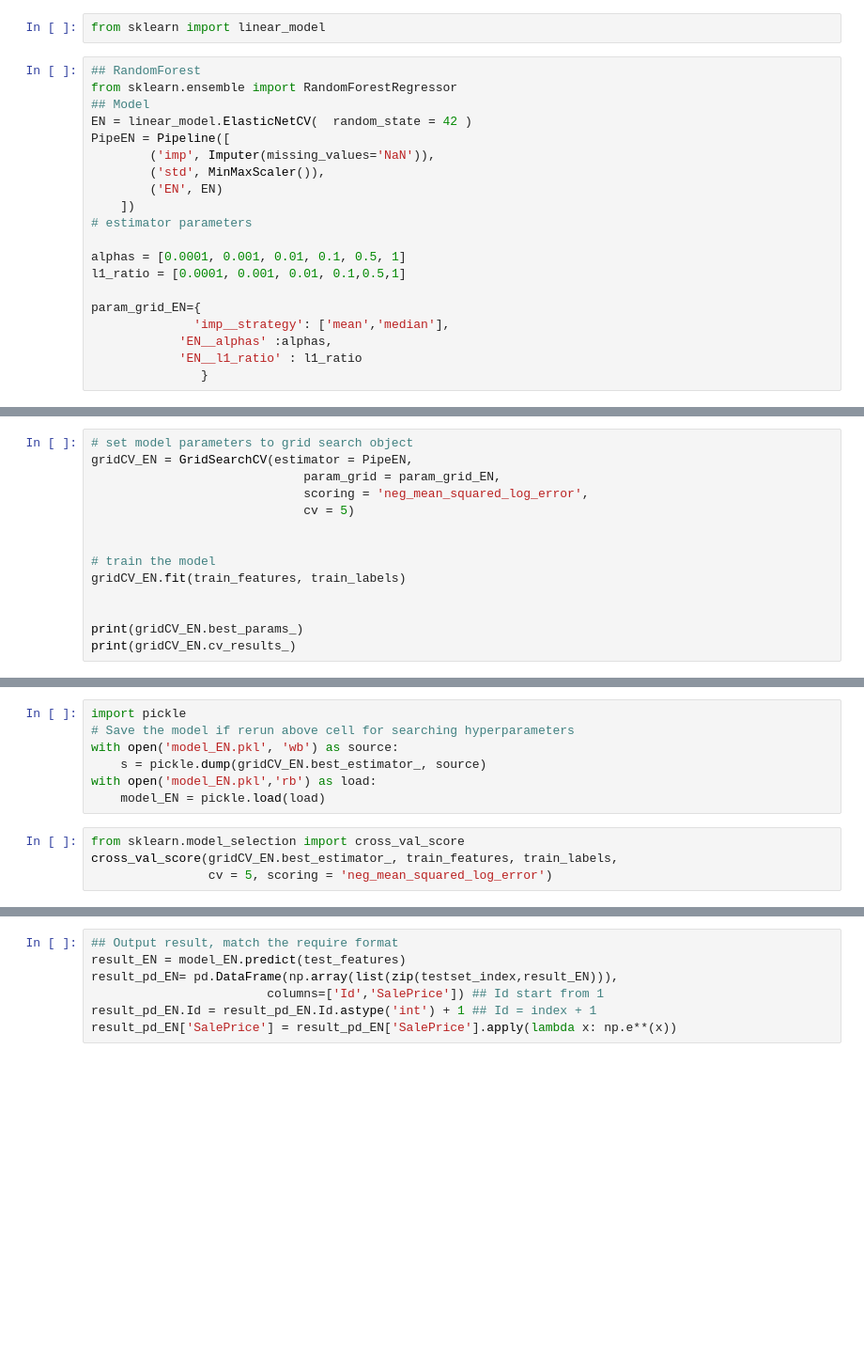
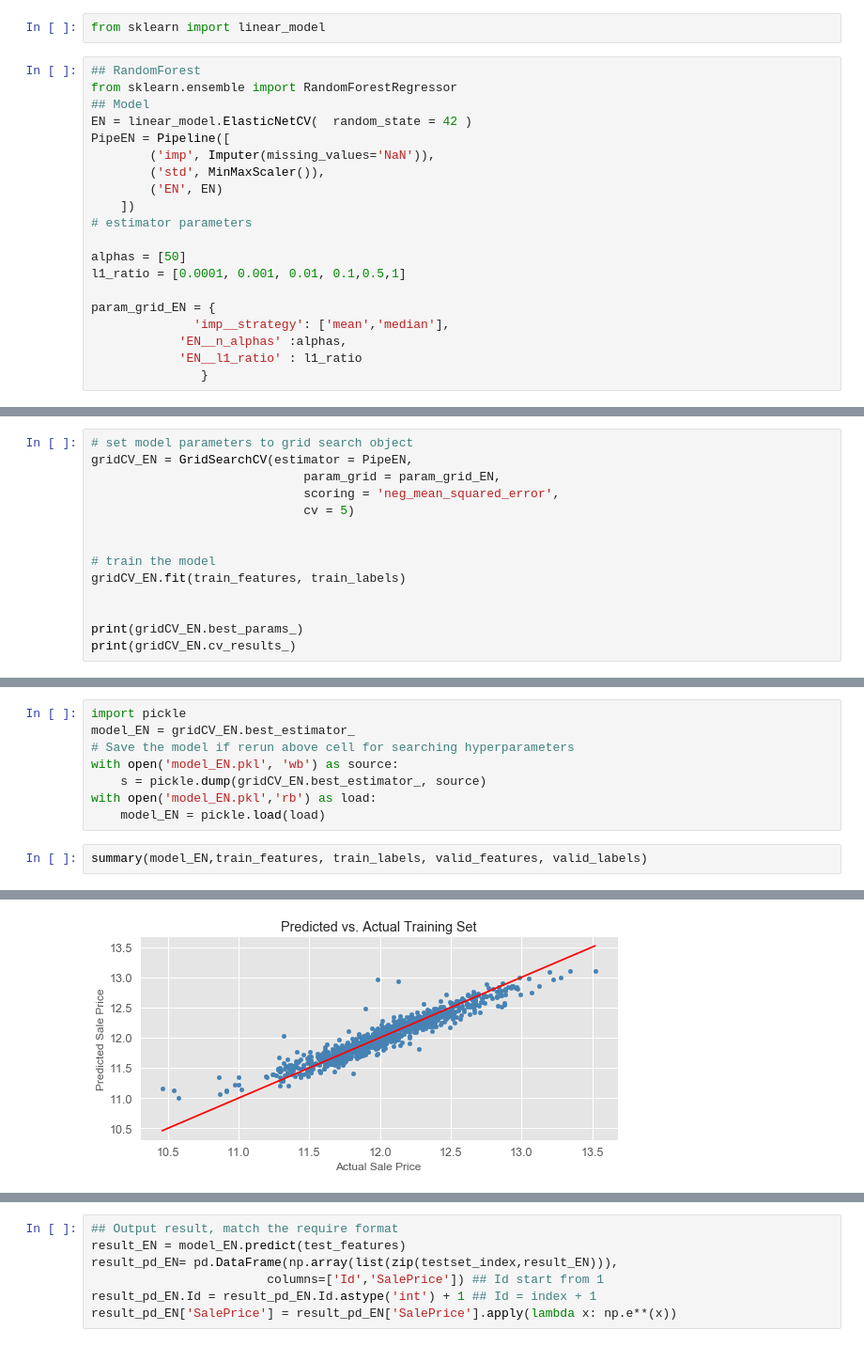
Before and after one commit to noklam/KaggleHousePricePrediction, a Jupyter notebook: Kaggle House Price Competition_Master.ipynb, the cells around one changed output, grey strips where cells are left out. Shown at 94% size. Drawn from its saved outputs; the diff is of its cells as text; blank space fills up the shorter version.

```diff
--- a/Kaggle House Price Competition_Master.ipynb
+++ b/Kaggle House Price Competition_Master.ipynb
@@ -395,11 +471,11 @@ PipeEN = Pipeline([
     ])
 # estimator parameters
 
-alphas = [0.0001, 0.001, 0.01, 0.1, 0.5, 1]
+alphas = [50]
 l1_ratio = [0.0001, 0.001, 0.01, 0.1,0.5,1]
 
-param_grid_EN={
+param_grid_EN = {
               'imp__strategy': ['mean','median'],
-            'EN__alphas' :alphas,
+            'EN__n_alphas' :alphas,
             'EN__l1_ratio' : l1_ratio
                }
@@ -412,7 +483,7 @@ train_labels.shape
 # set model parameters to grid search object
 gridCV_EN = GridSearchCV(estimator = PipeEN,
                              param_grid = param_grid_EN,
-                             scoring = 'neg_mean_squared_log_error',
+                             scoring = 'neg_mean_squared_error',
                              cv = 5)
 
 
@@ -427,11 +528,11 @@ AxisError: axis -1 is out of bounds for array of dimension 0
 # %%
 import pickle
+model_EN = gridCV_EN.best_estimator_
 # Save the model if rerun above cell for searching hyperparameters
 with open('model_EN.pkl', 'wb') as source:
     s = pickle.dump(gridCV_EN.best_estimator_, source)
 with open('model_EN.pkl','rb') as load:
     model_EN = pickle.load(load)
-# %%
-from sklearn.model_selection import cross_val_score
-cross_val_score(gridCV_EN.best_estimator_, train_features, train_labels,
-                cv = 5, scoring = 'neg_mean_squared_log_error')
+# %%
+summary(model_EN,train_features, train_labels, valid_features, valid_labels)
+# %% [output]
@@ -437,0 +545 @@ cross_val_score(gridCV_EN.best_estimator_, train_features, train_labels,
+[figure, added]
```
Also changed, not shown: parts of 36 cells of this notebook, 17 other files.
